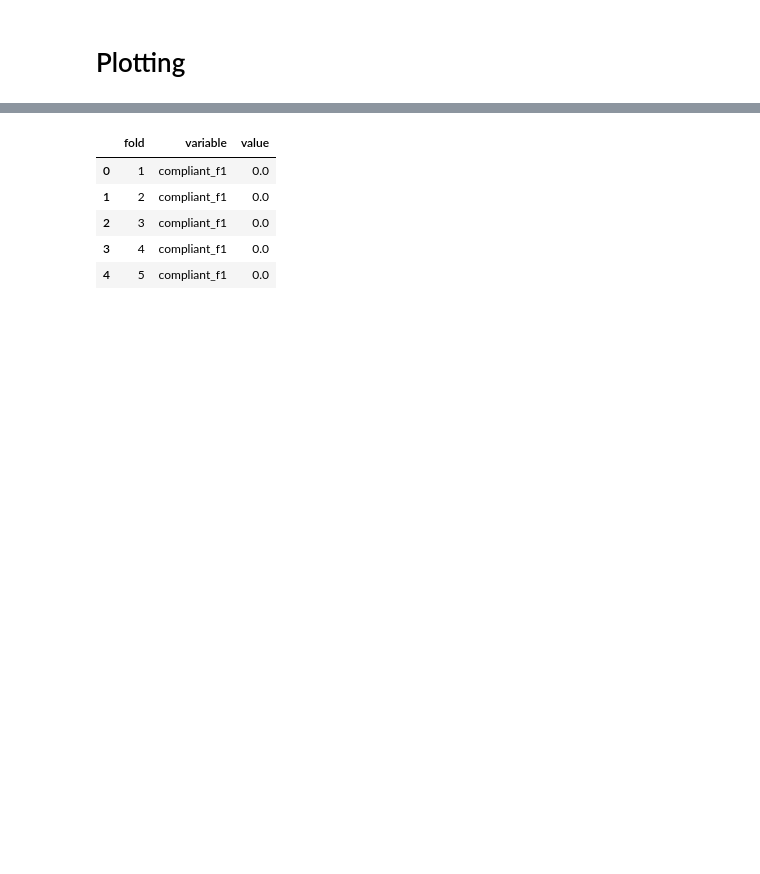
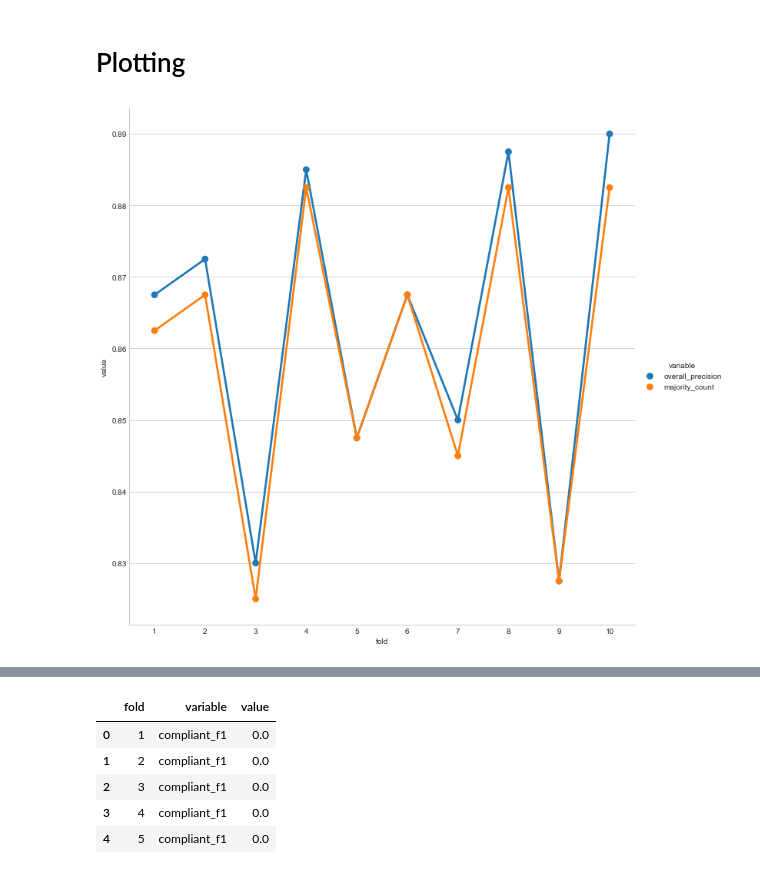
Before and after one commit to GalenWQ/CS321OshaProject, a Jupyter notebook: plotting.ipynb, the cells around one changed output, grey strips where cells are left out. Saved outputs shown, nothing was run; the diff lists cells and outputs as text; code cells hidden in the pictures; blank space fills up the shorter version.

```diff
--- a/plotting.ipynb
+++ b/plotting.ipynb
@@ -9,2 +14,6 @@ dataa.index.name = 'fold'
 data = data.reset_index()
 data['fold'] += 1
+# %%
+p = make_precision_plot(data)
+# %% [output]
+[figure, added]
```
Also changed, not shown: parts of 17 cells of this notebook, 9 other files.
